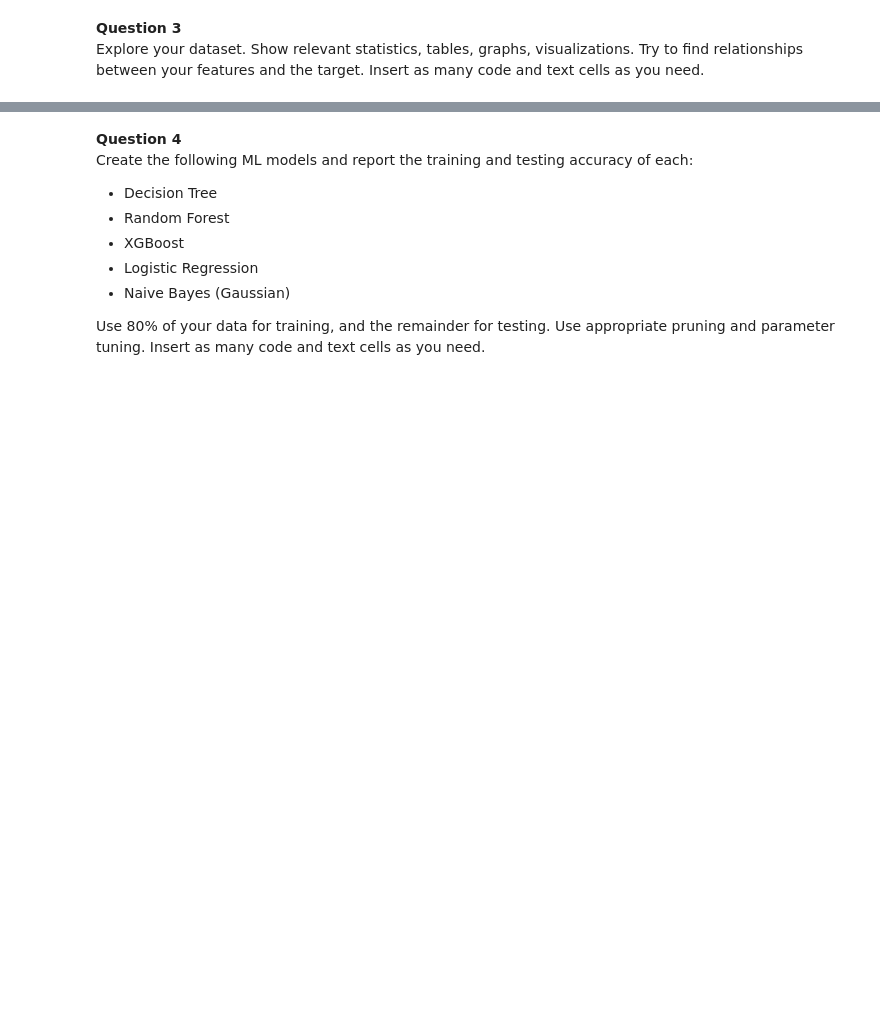
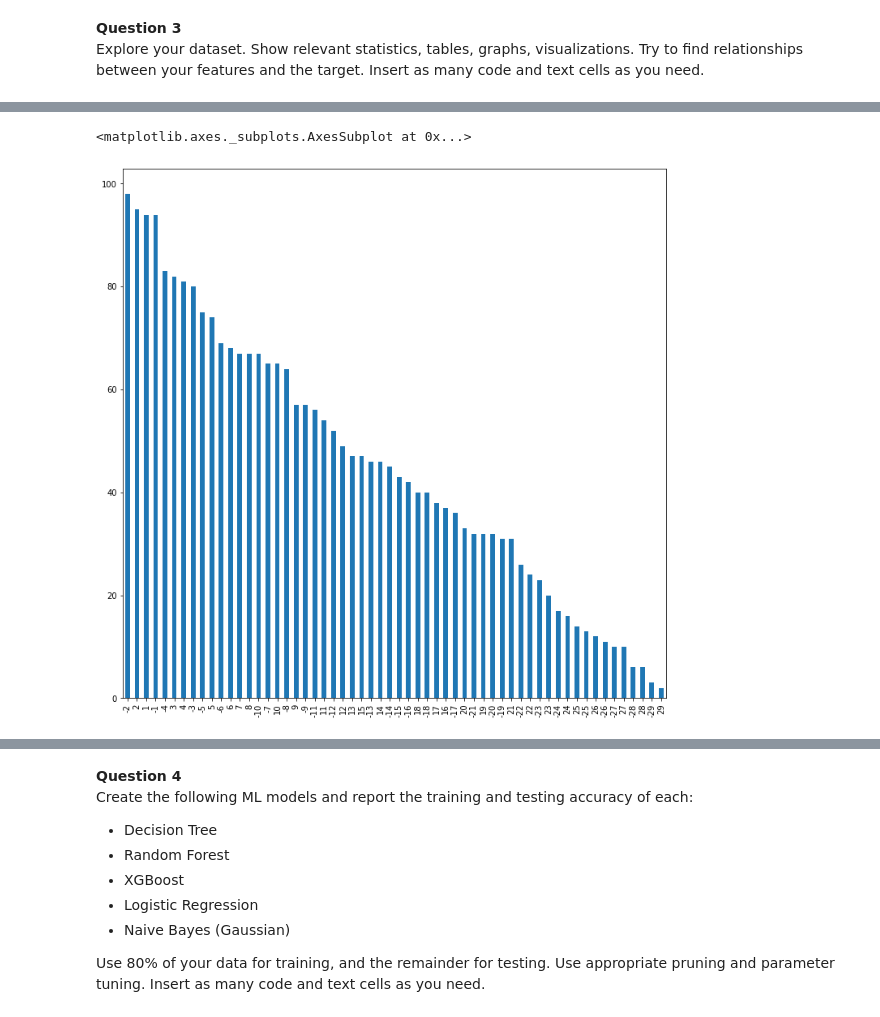
Before and after one commit to knw7x9/NBAAnalysis, a Jupyter notebook: NBAAnalysis.ipynb, the cells around one changed output, grey strips where cells are left out. Drawn from its saved outputs; the diff is of its cells as text; code cells hidden in the pictures; blank space fills up the shorter version.

```diff
--- a/NBAAnalysis.ipynb
+++ b/NBAAnalysis.ipynb
@@ -8,0 +93,3 @@ Import the 2018-2019 season games into a DataFrame. Incorporate at least two mor
+# %%
+NBA_Standings_2017_2018 = pd.read_csv('2017-2018NBAStandings.csv')
+NBA_Standings_2017_2018.head()
@@ -9,3 +202,6 @@ Import the 2018-2019 season games into a DataFrame. Incorporate at least two mor
 # %% [markdown]
 **Question 2**<br/>
 Create the target, `HomeWin`. Create at least three new features from your dataset (one of them can be a feature created in class; the other two must be your own creation). Quantize all relevant features. Insert as many code and text cells as you need.
+# %%
+NBA_Results_2017_2019['HomeWin'] = NBA_Results_2017_2019['HomePts'] > NBA_Results_2017_2019['VisitorPts']
+NBA_Results_2017_2019.head()
@@ -11,0 +351,20 @@ Create the target, `HomeWin`. Create at least three new features from your datas
+# %%
+# Calculate whether the home team had higher attendance than when these two teams played at the visitor's stadium
+# New feature
+last_match_attandance = defaultdict(int)
+NBA_Results_2017_2019['HomeTeamHigherAttendance'] = 0
+for index,row in NBA_Results_2017_2019.iterrows():
+    home_team = row['Home Team']
+    visitor_team = row['Visitor Team']
+    home_team_attendance = NBA_Results_2017_2019[NBA_Results_2017_2019['Home Team']==home_team]
+    home_team_attendance = home_team_attendance[home_team_attendance['Visitor Team']==visitor_team]['Attendance']
+    visitor_team_attendance = NBA_Results_2017_2019[NBA_Results_2017_2019['Home Team']==visitor_team]
+    visitor_team_attendance = visitor_team_attendance[visitor_team_attendance['Visitor Team']==home_team]['Attendance']
+    if visitor_team_attendance.mean() < home_team_attendance.mean():
+        home_tm_attendance = 1
+    elif visitor_team_attendance.mean() > home_team_attendance.mean():
+        home_tm_attendance = 0
+    NBA_Results_2017_2019.loc[index,'HomeTeamHigherAttendance'] = home_tm_attendance
+
+
+NBA_Results_2017_2019.tail(10)
@@ -11,0 +383,17 @@ Create the target, `HomeWin`. Create at least three new features from your datas
+# %%
+total_home_team_wins = defaultdict(int)
+NBA_Results_2017_2019['TotalWinsAgainstVisitorTeam'] = 0
+
+for index, row in NBA_Results_2017_2019.iterrows():
+    home_team = row['Home Team']
+    visitor_team = row['Visitor Team']
+    NBA_Results_2017_2019.loc[index,'TotalWinsAgainstVisitorTeam'] = total_home_team_wins[home_team]
+
+    home_team_wins = NBA_Results_2017_2019[NBA_Results_2017_2019['Home Team']==home_team]
+    home_team_wins = home_team_wins[home_team_wins['Visitor Team']==visitor_team]['HomeWin']
+
+    total_home_team_wins[home_team] = int(sum(home_team_wins))
+
+#NBA_Results_2017_2019.head(20)
+#NBA_Results_2017_2019.iloc[1000:1020]
+NBA_Results_2017_2019.tail(20)
@@ -14,0 +530,5 @@ Explore your dataset. Show relevant statistics, tables, graphs, visualizations.
+# %%
+NBA_Results_2017_2019['HomeRankDifference'].value_counts().plot.bar(figsize=(12,12))
+# %% [output]
+<matplotlib.axes._subplots.AxesSubplot at 0x...>
+[figure, added]
```
Also changed, not shown: parts of 89 cells of this notebook, 8 other files.
